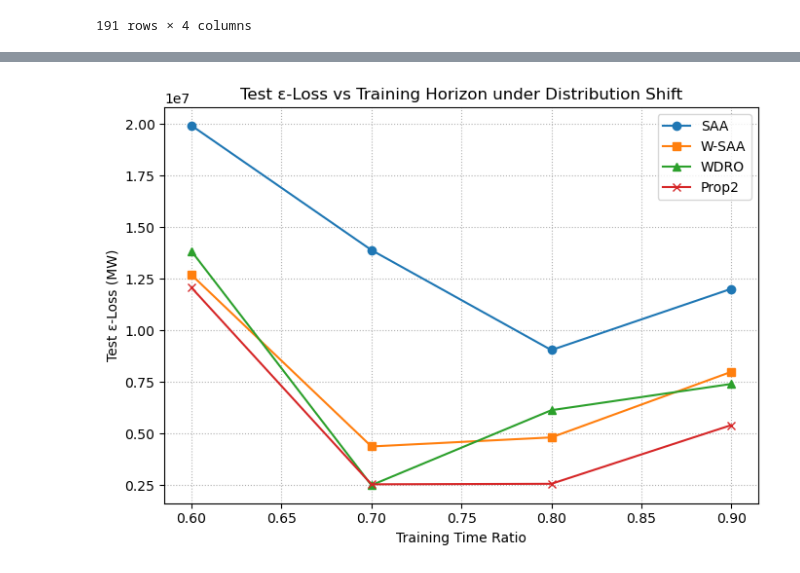
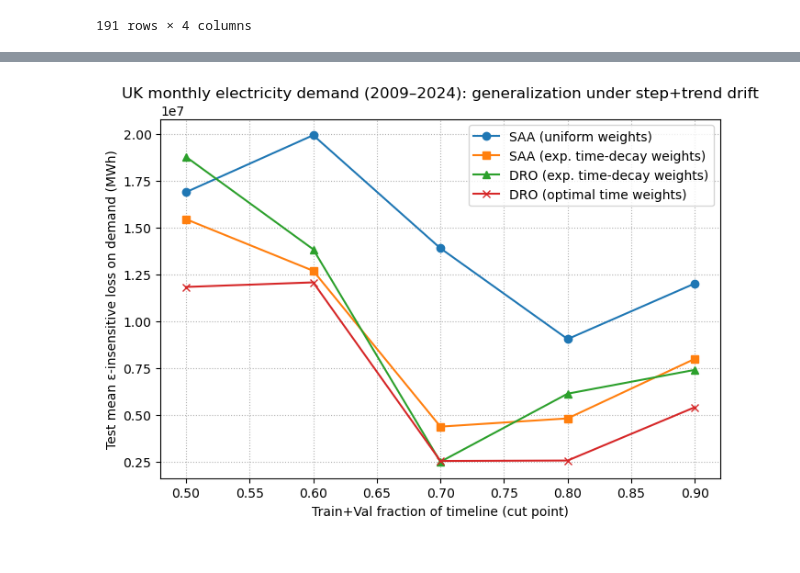
Before and after one commit to ujicrush/SP2, a Jupyter notebook: electricity consumption UK not time-series prediction.ipynb, the cells around one changed output, grey strips where cells are left out. Saved outputs shown, nothing was run; the diff lists cells and outputs as text; code cells hidden in the pictures.

Commit message:
change legend and title for plots

```diff
--- a/electricity consumption UK not time-series prediction.ipynb
+++ b/electricity consumption UK not time-series prediction.ipynb
@@ -281,7 +281,7 @@ y_base = y_orig.copy()
 T_total = len(y_base)
 
 epsilon = 0.5e7
-time_ratios = [0.6, 0.7, 0.8, 0.9]
+time_ratios = [0.5, 0.6, 0.7, 0.8, 0.9]
 rho_list    = np.logspace(-4, 1, 10)
 decay_list  = [0.65, 0.75, 0.85, 0.95]
 
@@ -298,7 +298,7 @@ results = {
 # ================================
 for ratio in time_ratios:
 
-    print(f"\n=== Time ratio {ratio:.1f} ===")
+    print(f"\n=== Time ratio {ratio:.2f} ===")
 
     # ------------------------------------------------
     # 1. Outer split: Train+Val / Test (by time order)
@@ -555,14 +555,15 @@ ratios = np.array(results["ratio"])
 
 plt.figure(figsize=(7, 5))
 
-plt.plot(ratios, results["SAA"],   marker="o", label="SAA")
-plt.plot(ratios, results["W-SAA"], marker="s", label="W-SAA")
-plt.plot(ratios, results["WDRO"],  marker="^", label="WDRO")
-plt.plot(ratios, results["Prop2"], marker="x", label="Prop2")
+plt.plot(ratios, results["SAA"],   marker="o", label="SAA (uniform weights)")
+plt.plot(ratios, results["W-SAA"], marker="s", label="SAA (exp. time-decay weights)")
+plt.plot(ratios, results["WDRO"],  marker="^", label="DRO (exp. time-decay weights)")
+plt.plot(ratios, results["Prop2"], marker="x", label="DRO (optimal time weights)")
 
-plt.xlabel("Training Time Ratio")
-plt.ylabel("Test ε-Loss (MW)")
-plt.title("Test ε-Loss vs Training Horizon under Distribution Shift")
+plt.xlabel("Train+Val fraction of timeline (cut point)")
+plt.ylabel("Test mean ε-insensitive loss on demand (MWh)")
+plt.title("UK monthly electricity demand (2009–2024): generalization under step+trend drift")
+
 plt.legend()
 plt.grid(True, linestyle=":")
 plt.tight_layout()
@@ -584,5 +585,5 @@ Test samples     : 77
 >> [SAA]   test eps-loss: 12008146.703393243
 >> [W-SAA] test eps-loss: 7984679.472609785
 >> [WDRO]  test eps-loss: 7397265.631954754
 >> [Prop2] test eps-loss: 5401674.073128696
-[figure, old version]
+[figure, new version]
```
Also changed, not shown: parts of 1 cell of this notebook, 9 other files.
